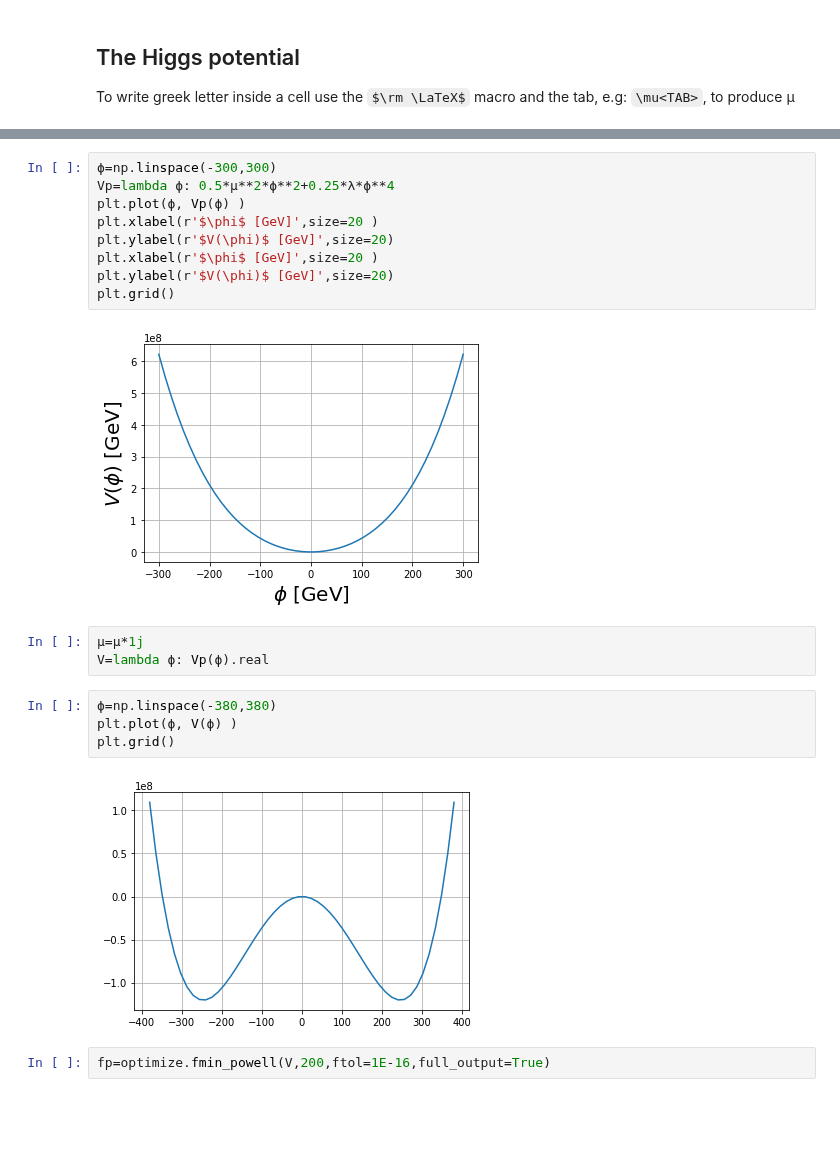
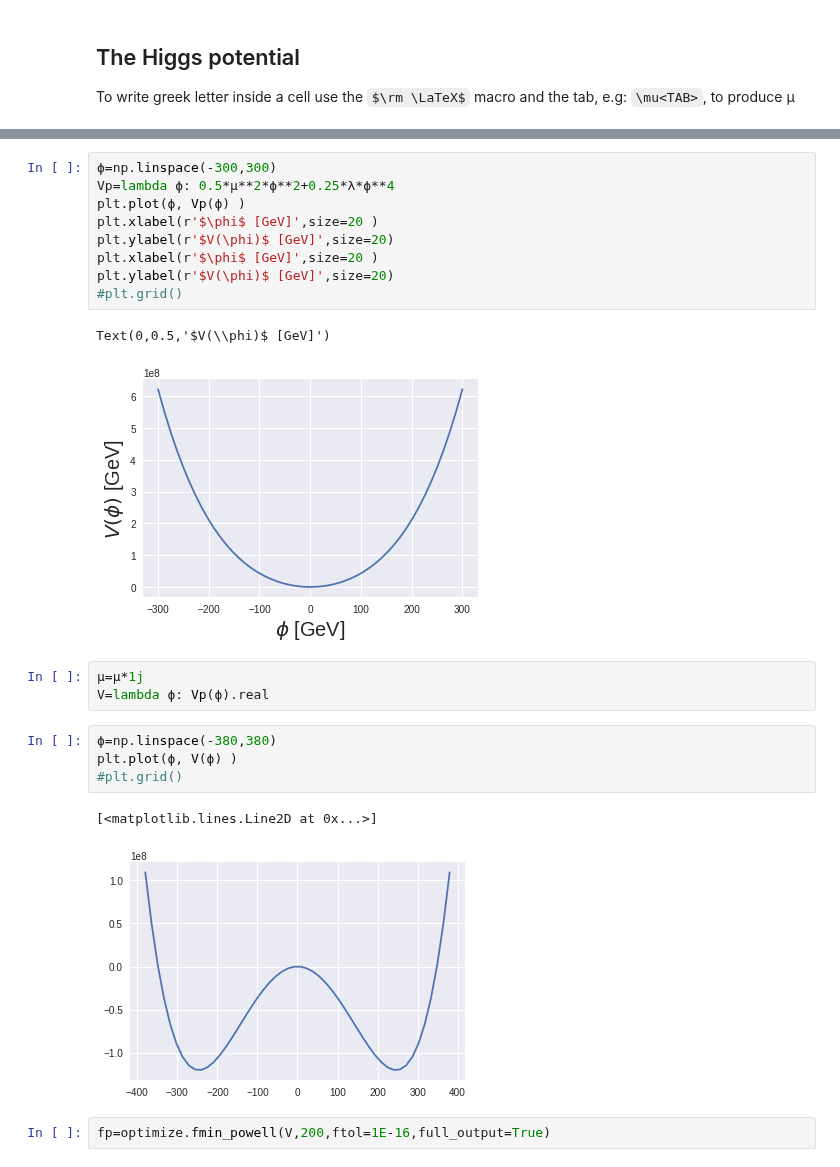
Before and after one commit to restrepo/ComputationalMethods, a Jupyter notebook: material/Minimization.ipynb, the cells around one changed output, grey strips where cells are left out. Saved outputs shown, nothing was run; the diff lists cells and outputs as text; some formulas as TeX source; blank space fills up the shorter version.

```diff
--- a/material/Minimization.ipynb
+++ b/material/Minimization.ipynb
@@ -74,18 +92,20 @@ plt.xlabel(r'$\phi$ [GeV]',size=20 )
 plt.ylabel(r'$V(\phi)$ [GeV]',size=20)
 plt.xlabel(r'$\phi$ [GeV]',size=20 )
 plt.ylabel(r'$V(\phi)$ [GeV]',size=20)
-plt.grid()
+#plt.grid()
 # %% [output]
+Text(0,0.5,'$V(\\phi)$ [GeV]')
-[figure, old version]
+[figure, new version]
 # %%
 μ=μ*1j
 V=lambda ϕ: Vp(ϕ).real
 # %%
 ϕ=np.linspace(-380,380)
 plt.plot(ϕ, V(ϕ) )
-plt.grid()
+#plt.grid()
 # %% [output]
+[<matplotlib.lines.Line2D at 0x...>]
-[figure, old version]
+[figure, new version]
 # %%
 fp=optimize.fmin_powell(V,200,ftol=1E-16,full_output=True)
 # %% [output]
```
Also changed, not shown: parts of 21 cells of this notebook.
